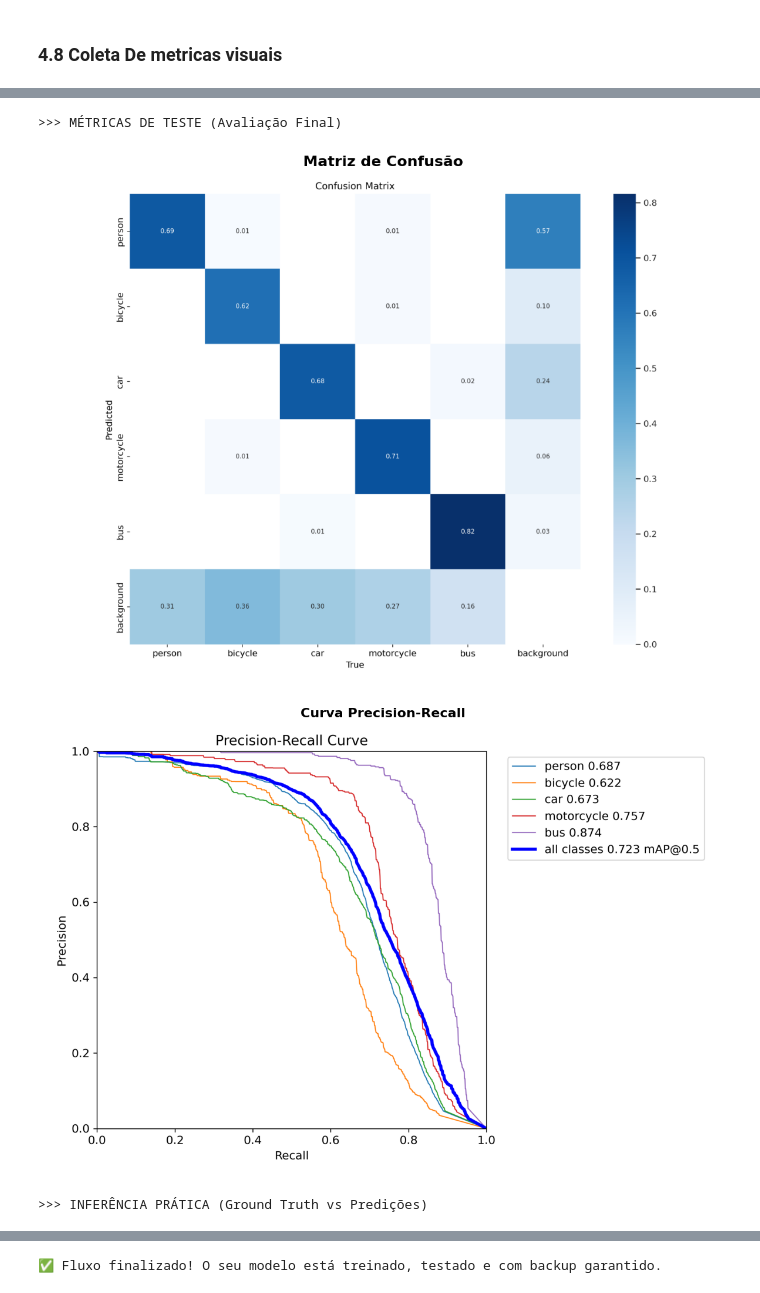
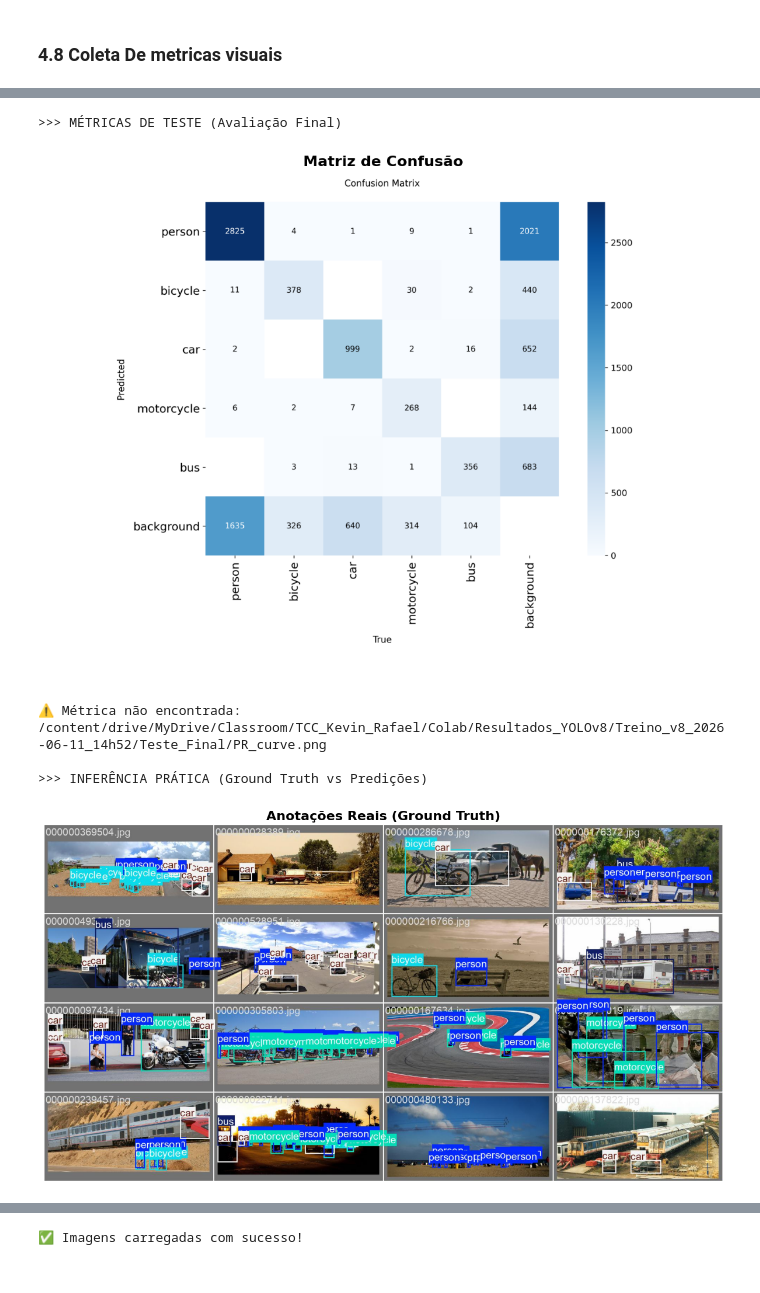
Before and after one commit to ANN-CNN/CNNs, a Jupyter notebook: Yolo8.ipynb, the cells around one changed output, grey strips where cells are left out. Saved outputs shown, nothing was run; the diff lists cells and outputs as text; code cells hidden in the pictures.

```diff
--- a/Yolo8.ipynb
+++ b/Yolo8.ipynb
@@ -197,17 +177,19 @@ def mostrar_metrica(caminho_imagem, titulo):
         plt.axis('off')
         plt.show()
     else:
-        print(f"⚠️ Métrica não encontrada no Drive: {caminho_imagem}")
+        print(f"⚠️ Métrica não encontrada: {caminho_imagem}")
 
-# 1. Recupera os nomes
-nome_treino = os.environ.get("NOME_TREINO", "exp")
-nome_teste = nome_treino.replace("Treino", "Teste")
+# 1. Recupera as variáveis do YOLOv8 (Se a variável sumir, ele pega a string exata que deixei como segurança)
+nome_treino = os.environ.get("NOME_TREINO_V8", "Treino_v8_2026-06-11_14h52")
+diretorio_drive = os.environ.get("DIRETORIO_DRIVE_V8", "/content/drive/MyDrive/Classroom/TCC_Kevin_Rafael/Colab/Resultados_YOLOv8")
 
-# 2. AGORA TUDO VEM DO SEU DRIVE! (Segurança Máxima)
-pasta_treino_drive = f"/content/drive/MyDrive/Classroom/TCC_Kevin_Rafael/Colab/Resultados_YOLOv5/{nome_treino}"
-pasta_teste_drive = f"/content/drive/MyDrive/Classroom/TCC_Kevin_Rafael/Colab/Resultados_YOLOv5/{nome_teste}"
+# 2. Define as pastas do Treino e do Teste
+# NOTA: No YOLOv8, o Teste_Final mora DENTRO da pasta de treino!
+pasta_treino_drive = f"{diretorio_drive}/{nome_treino}"
+pasta_teste_drive = f"{diretorio_drive}/{nome_treino}/Teste_Final"
 
-print(f"📊 Lendo Métricas Oficiais direto do Google Drive...")
+print(f"📊 Lendo Métricas Oficiais do YOLOv8 direto do Google Drive...")
+print(f"📁 Pasta: {pasta_treino_drive}")
 print("-" * 60)
 
 # 3. Gráficos do Treinamento
@@ -224,5 +206,5 @@ print("\n>>> INFERÊNCIA PRÁTICA (Ground Truth vs Predições)")
 mostrar_metrica(f"{pasta_teste_drive}/val_batch0_labels.jpg", "Anotações Reais (Ground Truth)")
 mostrar_metrica(f"{pasta_teste_drive}/val_batch0_pred.jpg", "Predições da IA (O que ela adivinhou)")
 
-print("\n✅ Fluxo finalizado! O seu modelo está treinado, testado e com backup garantido.")
+print("\n✅ Imagens carregadas com sucesso!")
 # %% [output]
@@ -233,4 +216,6 @@ print("\n✅ Fluxo finalizado! O seu modelo está treinado, testado e com backup
 >>> MÉTRICAS DE TESTE (Avaliação Final)
-[figure, old version]
+[figure, new version]
+⚠️ Métrica não encontrada: /content/drive/MyDrive/Classroom/TCC_Kevin_Rafael/Colab/Resultados_YOLOv8/Treino_v8_2026-06-11_14h52/Teste_Final/PR_curve.png
+
+>>> INFERÊNCIA PRÁTICA (Ground Truth vs Predições)
-[figure, old version]
+[figure, new version]
->>> INFERÊNCIA PRÁTICA (Ground Truth vs Predições)
@@ -239 +223 @@ print("\n✅ Fluxo finalizado! O seu modelo está treinado, testado e com backup
-✅ Fluxo finalizado! O seu modelo está treinado, testado e com backup garantido.
+✅ Imagens carregadas com sucesso!
```
Also changed, not shown: parts of 13 cells of this notebook, 1 other file.
